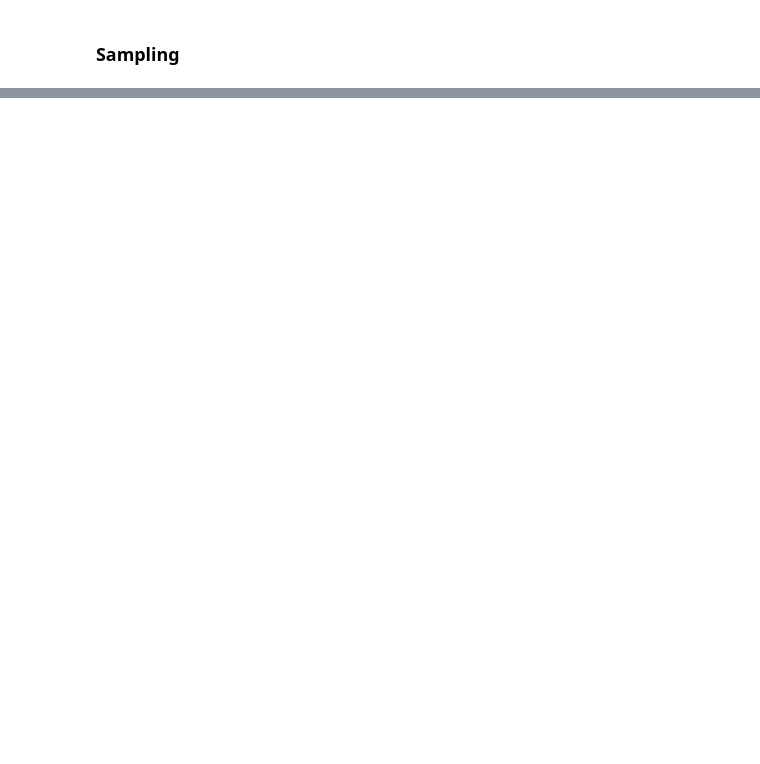
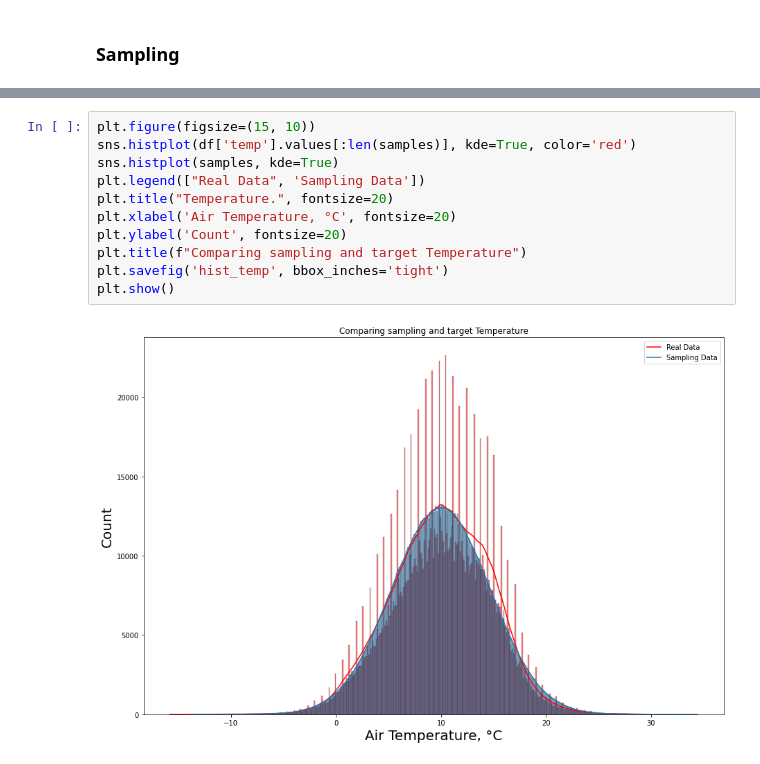
Before and after one commit to AAYamoldin/Methods-and-models-for-multivariate-data-analysis-2021-2022-ITMO_labs, a Jupyter notebook: Lab3/main_lab3.ipynb, the cells around one changed output, grey strips where cells are left out. Drawn from its saved outputs; the diff is of its cells as text; blank space fills up the shorter version.

```diff
--- a/Lab3/main_lab3.ipynb
+++ b/Lab3/main_lab3.ipynb
@@ -126,0 +186,13 @@ accuracy_k2 = accuracy_params_restoration(BayesianModel(best_model.edges()), df.
+# %%
+plt.figure(figsize=(15, 10))
+sns.histplot(df['temp'].values[:len(samples)], kde=True, color='red')
+sns.histplot(samples, kde=True)
+plt.legend(["Real Data", 'Sampling Data'])
+plt.title("Temperature.", fontsize=20)
+plt.xlabel('Air Temperature, °C', fontsize=20)
+plt.ylabel('Count', fontsize=20)
+plt.title(f"Comparing sampling and target Temperature")
+plt.savefig('hist_temp', bbox_inches='tight')
+plt.show()
+# %% [output]
+[figure, added]
```
Also changed, not shown: parts of 68 cells of this notebook, 27 other files.
